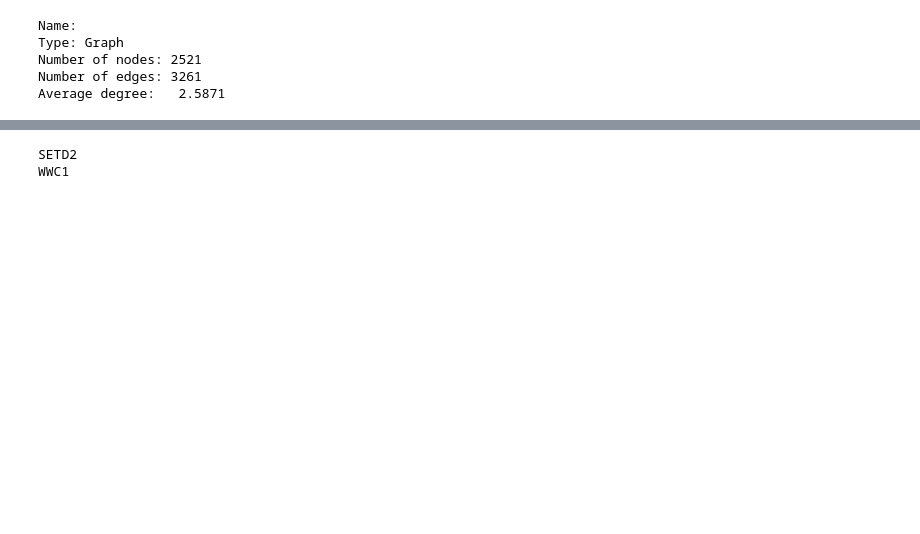
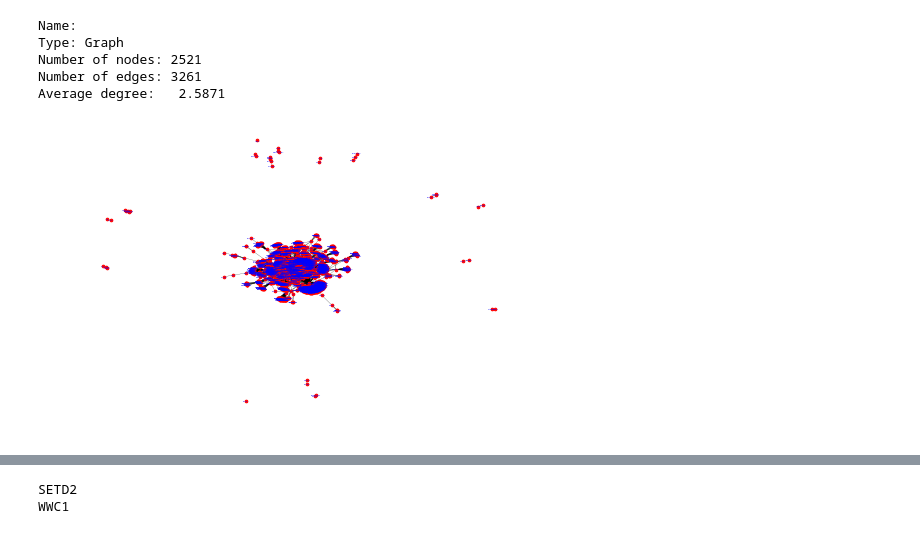
Before and after one commit to giuliacassara/Malignant-Mesothelioma, a Jupyter notebook: Analysis2.ipynb, the cells around one changed output, grey strips where cells are left out. Drawn from its saved outputs; the diff is of its cells as text; code cells hidden in the pictures; blank space fills up the shorter version.

```diff
--- a/Analysis2.ipynb
+++ b/Analysis2.ipynb
@@ -9,15 +8,15 @@ import os
 import sys
 from scipy.stats import hypergeom
 # %%
+#Builiding-up INTERSECTION Interactome graph
 intersect = pd.read_csv("intersection_interactome.tsv", sep = '\t')
 G_int = nx.from_pandas_edgelist(intersect,'interactorA','interactorB')
-#nx.draw(G_int, with_labels=True, width=0.2 , node_size=5, font_size=2, font_color='b')
-#plt.savefig("g_int.pdf")
+nx.draw(G_int, with_labels=True, width=0.2 , node_size=7, font_size=2, font_color='b')
 print(nx.info(G_int))
-#nx.write_gml(G_int,'g_int.gml')
 # %% [output]
 Name:
 Type: Graph
 Number of nodes: 2521
 Number of edges: 3261
 Average degree:   2.5871
+[figure, added]
```
Also changed, not shown: parts of 29 cells of this notebook, 4 other files.
